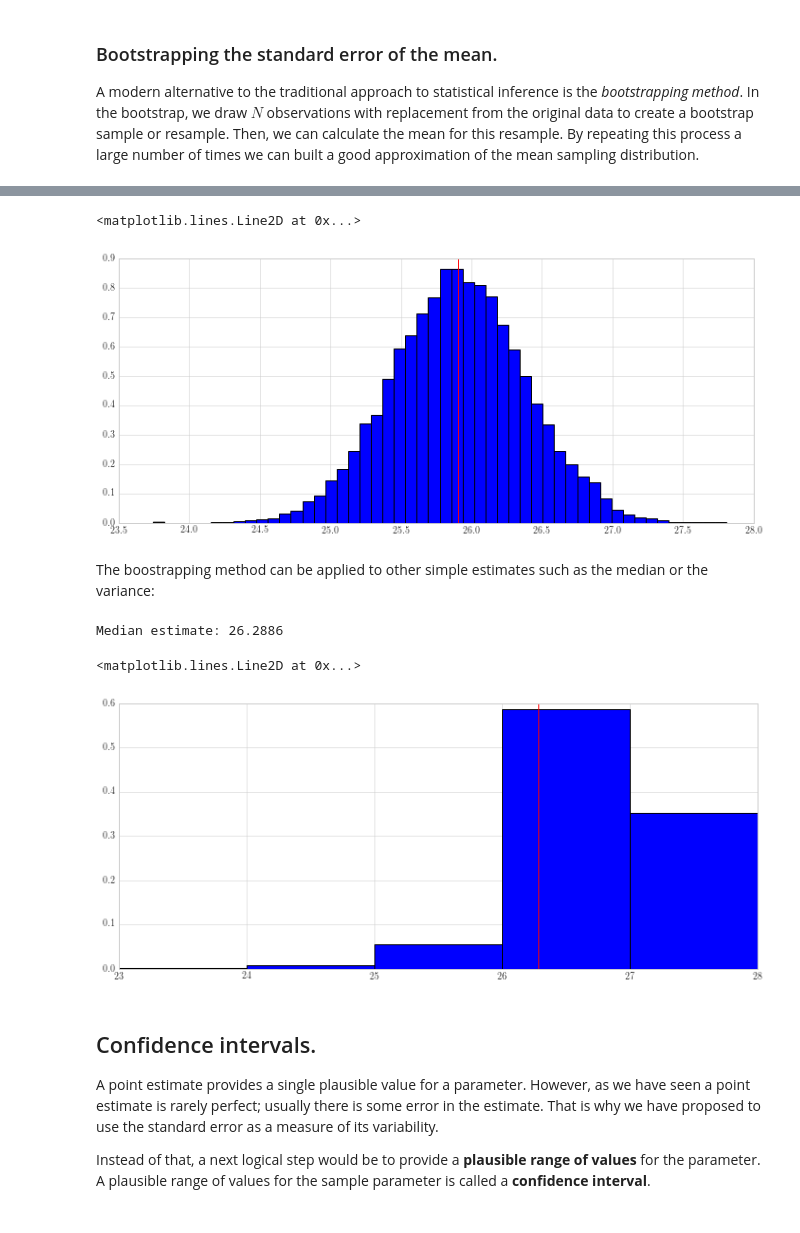
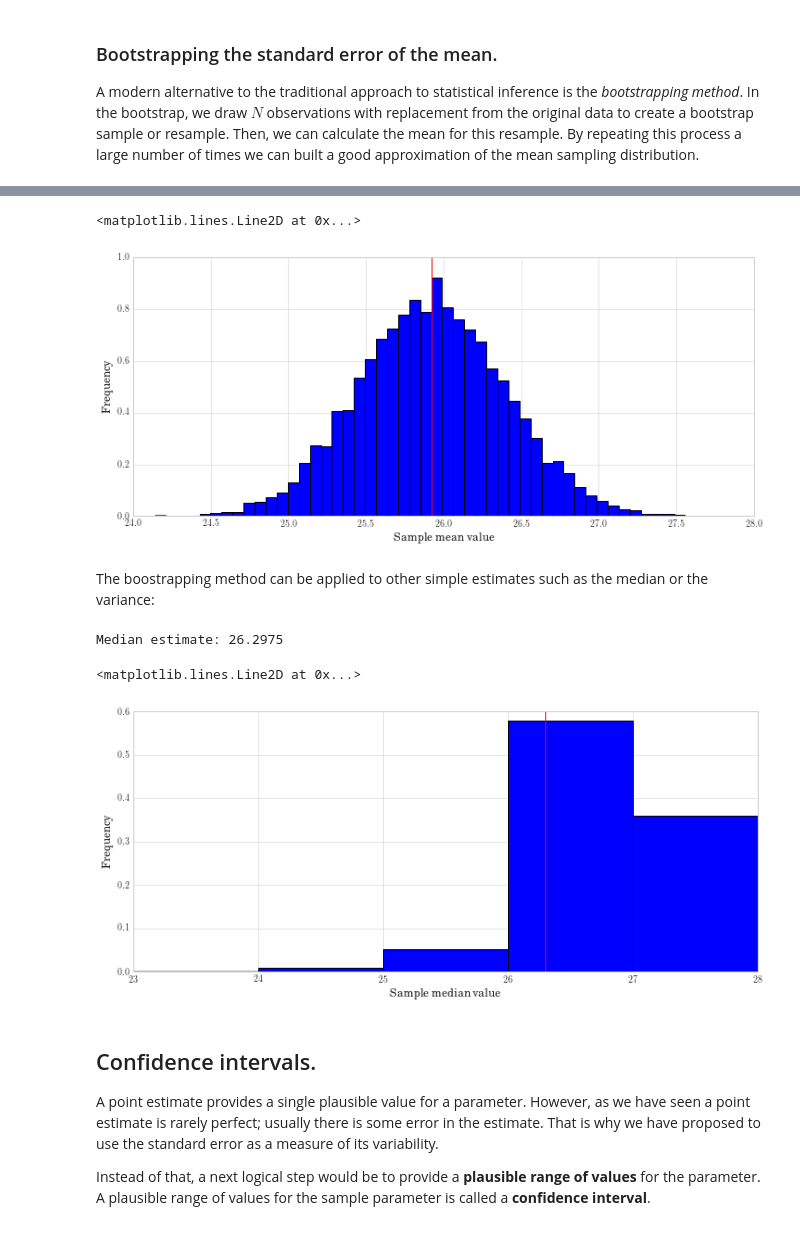
Before and after one commit to DataScienceUB/introduction-datascience-python-book, a Jupyter notebook: ch04_Statistical_Inference.ipynb, the cells around one changed output, grey strips where cells are left out. Cells and saved outputs as stored; diff of their text form; code cells hidden in the pictures.

```diff
--- a/ch04_Statistical_Inference.ipynb
+++ b/ch04_Statistical_Inference.ipynb
@@ -211,10 +217,17 @@ Mean estimate: 25.9085106849
 # %%
 fig, ax = plt.subplots(1, 1, figsize=(12, 5))
-plt.hist(m, bins=50, normed=True)
-ax.axvline(x=np.mean(m), ymin=0.0, ymax=1.0, color=[1, 0, 0])
+plt.ylabel('Frequency')
+plt.xlabel('Sample mean value')
+plt.hist(m,
+         bins=50,
+         normed=True)
+ax.axvline(x=np.mean(m),
+           ymin=0.0,
+           ymax=1.0,
+           color=[1, 0, 0])
 # %% [output]
 <matplotlib.lines.Line2D at 0x...>
-[figure, old version]
+[figure, new version]
 # %% [markdown]
 The boostrapping method can be applied to other simple estimates such as
 the median or the variance:
@@ -231,11 +244,16 @@ med = medBootstrap(accidents, 10000)
 print "Median estimate:", np.mean(med)
 fig, ax = plt.subplots(1, 1, figsize=(12, 5))
 plt.hist(med, bins=5, normed=True)
-ax.axvline(x=np.array(med).mean(), ymin=0, ymax=1.0, color=[1, 0, 0])
+plt.ylabel('Frequency')
+plt.xlabel('Sample median value')
+ax.axvline(x=np.array(med).mean(),
+           ymin=0,
+           ymax=1.0,
+           color=[1, 0, 0])
 # %% [output]
-Median estimate: 26.2886
+Median estimate: 26.2975
 <matplotlib.lines.Line2D at 0x...>
-[figure, old version]
+[figure, new version]
 # %% [markdown]
 ## Confidence intervals.
 
```
Also changed, not shown: parts of 17 cells of this notebook.
